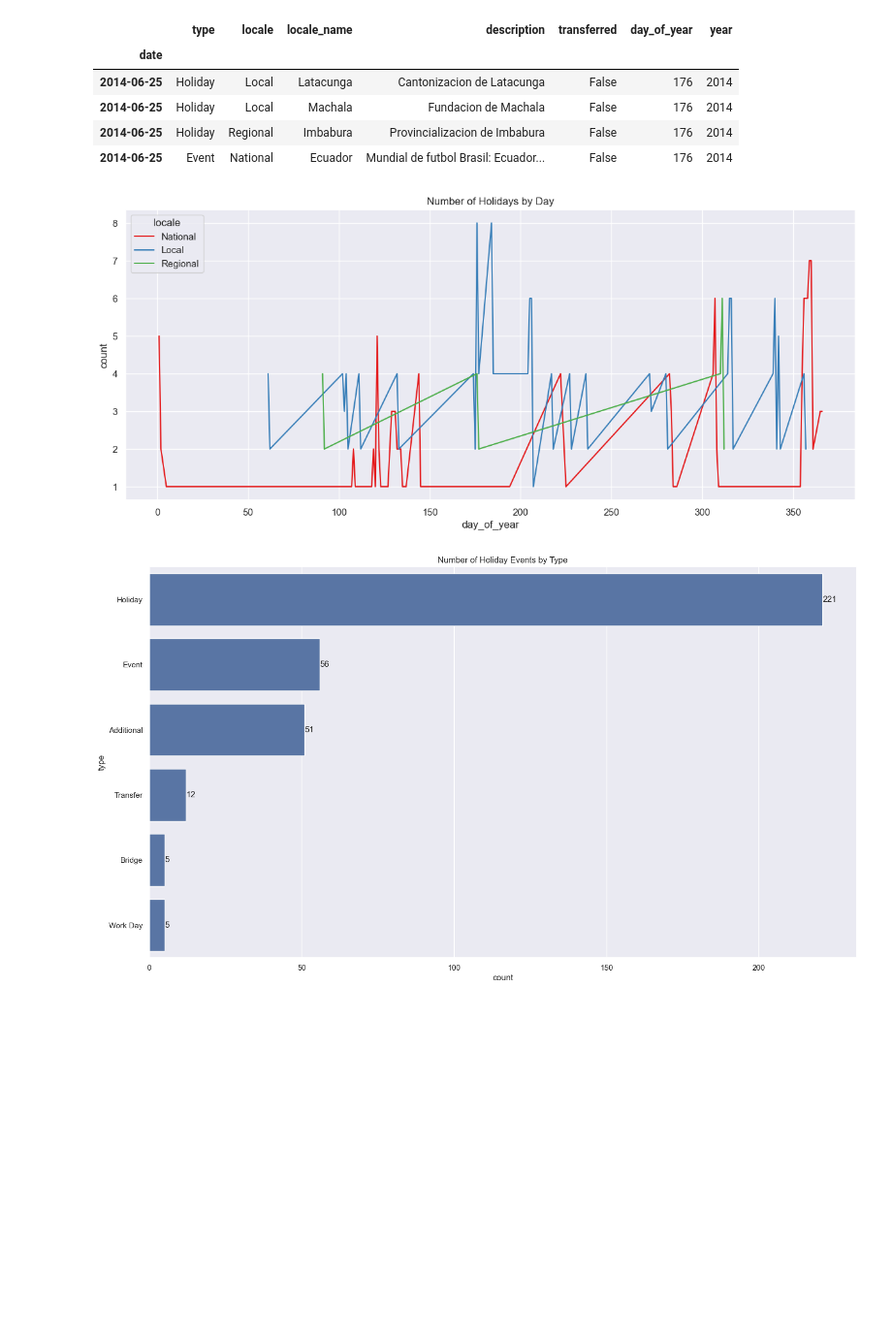
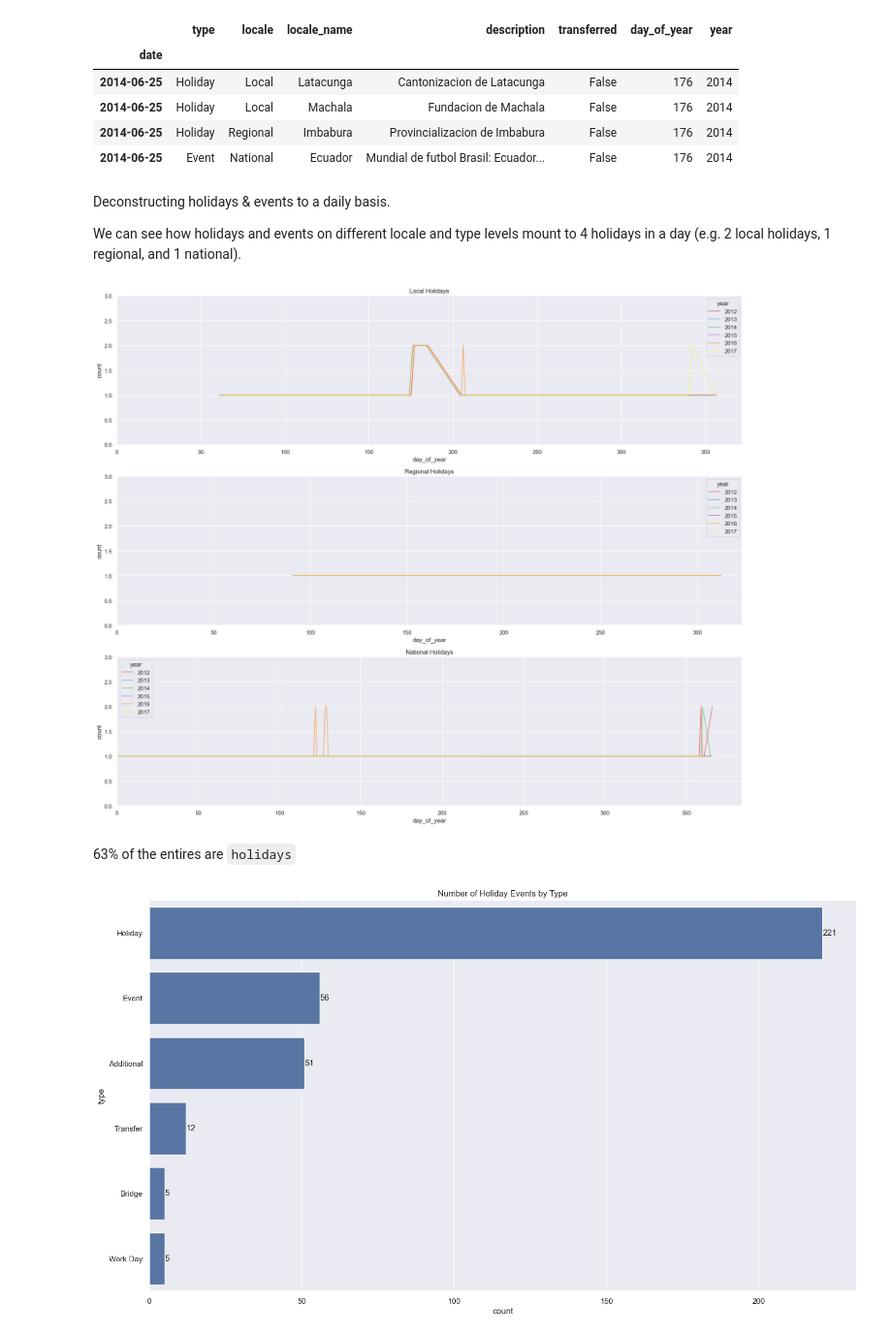
Before and after one commit to angie-xiao/store_sales, a Jupyter notebook: 2_EDA.ipynb, the cells around one changed output. Shown at 97% size. Drawn from its saved outputs; the diff is of its cells as text; code cells hidden in the pictures; blank space fills up the shorter version.

```diff
--- a/2_EDA.ipynb
+++ b/2_EDA.ipynb
@@ -139,22 +139,35 @@ holidays_events[
 | 2014-06-25 | Holiday | Local | Machala | Fundacion de Machala | False | 176 | 2014 |
 | 2014-06-25 | Holiday | Regional | Imbabura | Provincializacion de Imbabura | False | 176 | 2014 |
 | 2014-06-25 | Event | National | Ecuador | Mundial de futbol Brasil: Ecuador... | False | 176 | 2014 |
+# %% [markdown]
+Deconstructing holidays & events to a daily basis.
+
+We can see how holidays and events on different locale and type levels mount to 4 holidays in a day (e.g. 2 local holidays, 1 regional, and 1 national).
 # %%
-tmp = holidays_events.reset_index()[['day_of_year','locale', 'description']].groupby(['day_of_year','locale']).count().rename(columns={'description':'count'}).reset_index()
+tmp = holidays_events.reset_index()[['year','day_of_year','locale', 'description']].groupby(['year','day_of_year','locale']).count().rename(columns={'description':'count'}).reset_index()
 
-sns.set(rc={'figure.figsize':(15,6)})
+sns.set_theme()
+fig, ax = pyplot.subplots(3,1, figsize=(18,15))
 
-sns.lineplot(
-    x='day_of_year',
-    y='count',
-    hue='locale',
-    data=tmp,
-    palette='Set1'
-).set(title='Number of Holidays by Day');
+for i, locale in enumerate(tmp.locale.unique().tolist()):
+    sns.lineplot(
+        x='day_of_year',
+        y='count',
+        data=tmp[tmp['locale']==locale],
+        hue='year',
+        alpha=.5,
+        palette='Set1',
+        ax=ax[i]
+    )
+    ax[i].set_title(f'{locale} Holidays')
+    ax[i].set_xlim(0)
+    ax[i].set_ylim([0,3])
 
-# pyplot.xticks(range(0,len(tmp),25));
+pyplot.tight_layout();
 # %% [output]
-[figure, old version]
+[figure, new version]
+# %% [markdown]
+63% of the entires are `holidays`
 # %%
 sns.set_theme()
 
```
Also changed, not shown: parts of 37 cells of this notebook.
